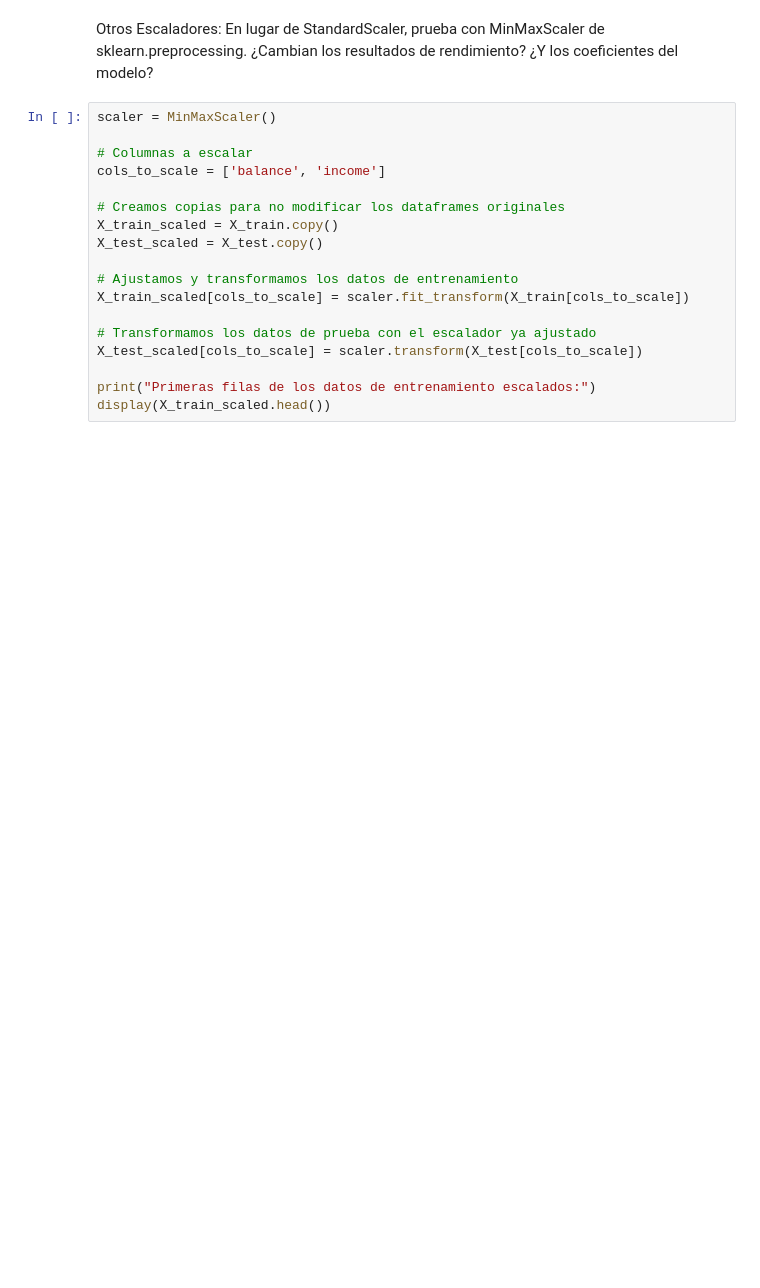
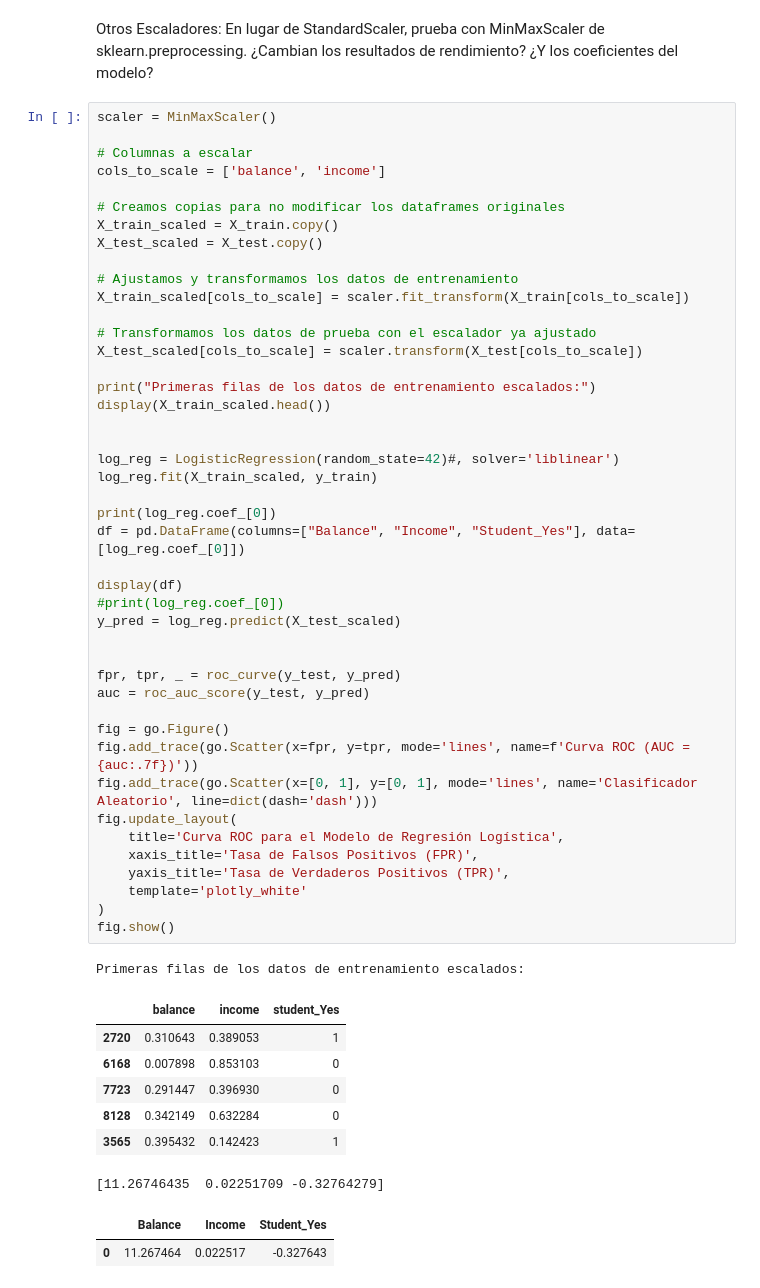
Before and after one commit to fjescobar99/aprendizaje-automatico-I, a Jupyter notebook: CODIGo/notebook_03.ipynb, the cells around one changed output. Cells and saved outputs as stored; diff of their text form; blank space fills up the shorter version.

```diff
--- a/CODIGo/notebook_03.ipynb
+++ b/CODIGo/notebook_03.ipynb
@@ -289,18 +334,55 @@ Otros Escaladores: En lugar de StandardScaler, prueba con MinMaxScaler de sklear
 # %%
 scaler = MinMaxScaler()
 
 # Columnas a escalar
 cols_to_scale = ['balance', 'income']
 
 # Creamos copias para no modificar los dataframes originales
 X_train_scaled = X_train.copy()
 X_test_scaled = X_test.copy()
 
 # Ajustamos y transformamos los datos de entrenamiento
 X_train_scaled[cols_to_scale] = scaler.fit_transform(X_train[cols_to_scale])
 
 # Transformamos los datos de prueba con el escalador ya ajustado
 X_test_scaled[cols_to_scale] = scaler.transform(X_test[cols_to_scale])
 
 print("Primeras filas de los datos de entrenamiento escalados:")
 display(X_train_scaled.head())
+
+
+log_reg = LogisticRegression(random_state=42)#, solver='liblinear')
+log_reg.fit(X_train_scaled, y_train)
+
+print(log_reg.coef_[0])
+df = pd.DataFrame(columns=["Balance", "Income", "Student_Yes"], data=[log_reg.coef_[0]])
+
+display(df)
+#print(log_reg.coef_[0])
+y_pred = log_reg.predict(X_test_scaled)
+
+
+fpr, tpr, _ = roc_curve(y_test, y_pred)
+auc = roc_auc_score(y_test, y_pred)
+
+fig = go.Figure()
+fig.add_trace(go.Scatter(x=fpr, y=tpr, mode='lines', name=f'Curva ROC (AUC = {auc:.7f})'))
+fig.add_trace(go.Scatter(x=[0, 1], y=[0, 1], mode='lines', name='Clasificador Aleatorio', line=dict(dash='dash')))
+fig.update_layout(
+    title='Curva ROC para el Modelo de Regresión Logística',
+    xaxis_title='Tasa de Falsos Positivos (FPR)',
+    yaxis_title='Tasa de Verdaderos Positivos (TPR)',
+    template='plotly_white'
+)
+fig.show()
+# %% [output]
+Primeras filas de los datos de entrenamiento escalados:
+|  | balance | income | student_Yes |
+| 2720 | 0.310643 | 0.389053 | 1 |
+| 6168 | 0.007898 | 0.853103 | 0 |
+| 7723 | 0.291447 | 0.396930 | 0 |
+| 8128 | 0.342149 | 0.632284 | 0 |
+| 3565 | 0.395432 | 0.142423 | 1 |
+[11.26746435  0.02251709 -0.32764279]
+|  | Balance | Income | Student_Yes |
+| 0 | 11.267464 | 0.022517 | -0.327643 |
```
Also changed, not shown: parts of 6 cells of this notebook.
